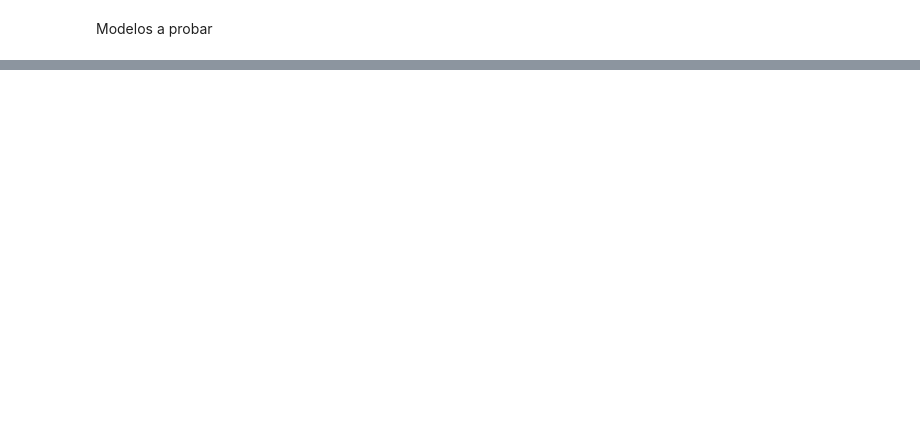
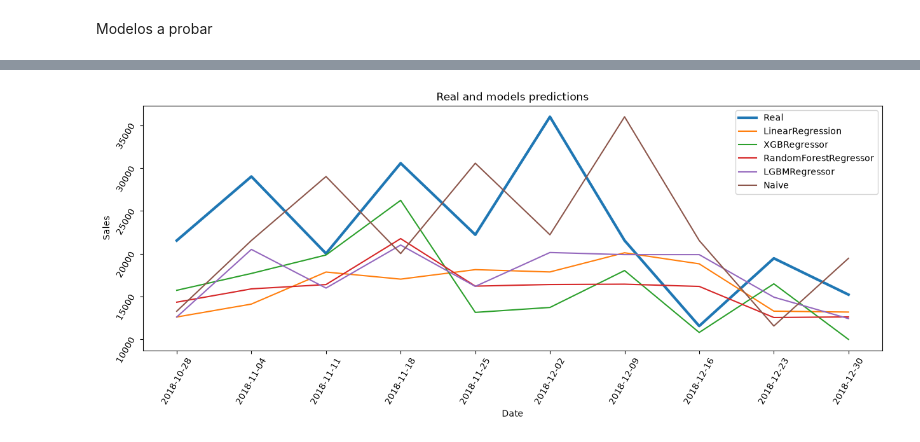
Before and after one commit to charligram/1_analisis_ventas, a Jupyter notebook: notebooks/03_modeling.ipynb, the cells around one changed output, grey strips where cells are left out. Saved outputs shown, nothing was run; the diff lists cells and outputs as text; code cells hidden in the pictures; blank space fills up the shorter version.

Commit message:
Model evaluation

```diff
--- a/notebooks/03_modeling.ipynb
+++ b/notebooks/03_modeling.ipynb
@@ -89,6 +98,6 @@ Modelos a probar
 models = {
     'LinearRegression': LinearRegression(),
     'XGBRegressor': XGBRegressor(),
-    'RandomForestRegressor': RandomForestRegressor(),
-    'LGBMRegressor': LGBMRegressor()
+    'RandomForestRegressor': RandomForestRegressor(random_state=42),
+    'LGBMRegressor': LGBMRegressor(random_state=42, verbose=-1)
 }
@@ -95,2 +114,18 @@ models = {
 # %%
 for name, model in models.items():
+    model.fit(X_train, y_train)
+    y_pred = model.predict(X_test)
+    mae = mean_absolute_error(y_test, y_pred)
+    rmse = root_mean_squared_error(y_test, y_pred)
+
+    # Guardar cada predicción en un diccionario con nombre de key el modelo
+    predictions[name] = y_pred
+
+    # Guardar mae y rmse para cada modelo
+    results.append({'model': name, 'MAE': mae, 'RMSE': rmse})
+
+    print(f'Modelo: {name}\nMAE: {mae}\nRMSE: {rmse}\n')
+
+
+# Convertir el listado de results en un DataFrame
+results = pd.DataFrame(results)
@@ -96,0 +164,36 @@ for name, model in models.items():
+# %%
+plt.figure(figsize=(15, 5))
+
+# Datos reales
+plt.plot(
+    test['Order Date'],
+    test['Sales'],
+    linewidth=3,
+    label='Real'
+)
+
+# Datos predichos
+for model, preds in predictions.items():
+    plt.plot(
+        test['Order Date'],
+        preds,
+        label=model
+    )
+
+# Datos ingenuos
+plt.plot(
+    test['Order Date'],
+    y_pred_naive,
+    label='Naive'
+)
+
+plt.tick_params(rotation=60)
+
+plt.title('Real and models predictions')
+plt.xlabel('Date')
+plt.ylabel('Sales')
+
+plt.legend()
+plt.show()
+# %% [output]
+[figure, added]
```
Also changed, not shown: parts of 15 cells of this notebook.
